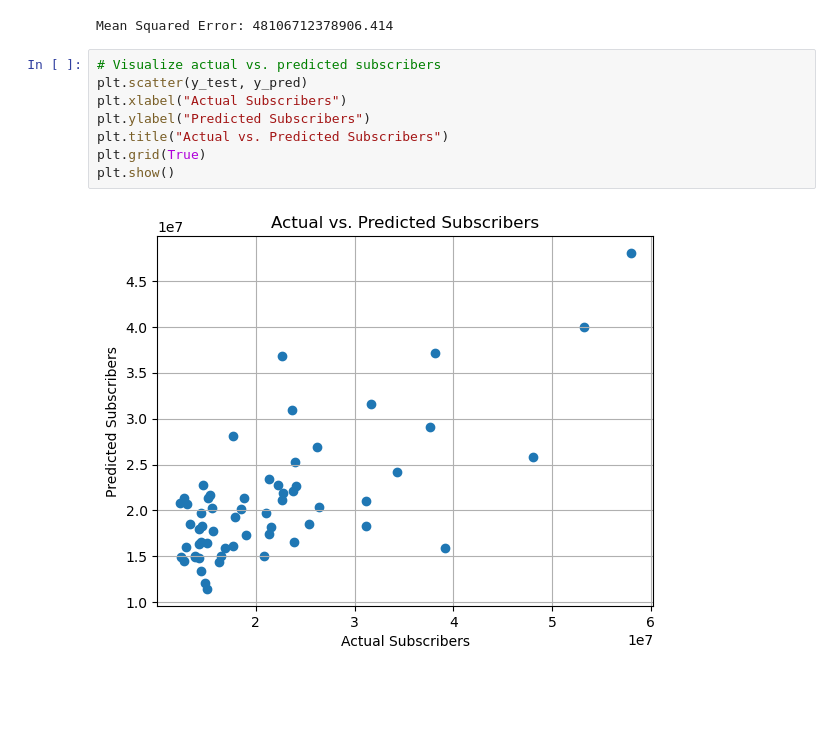
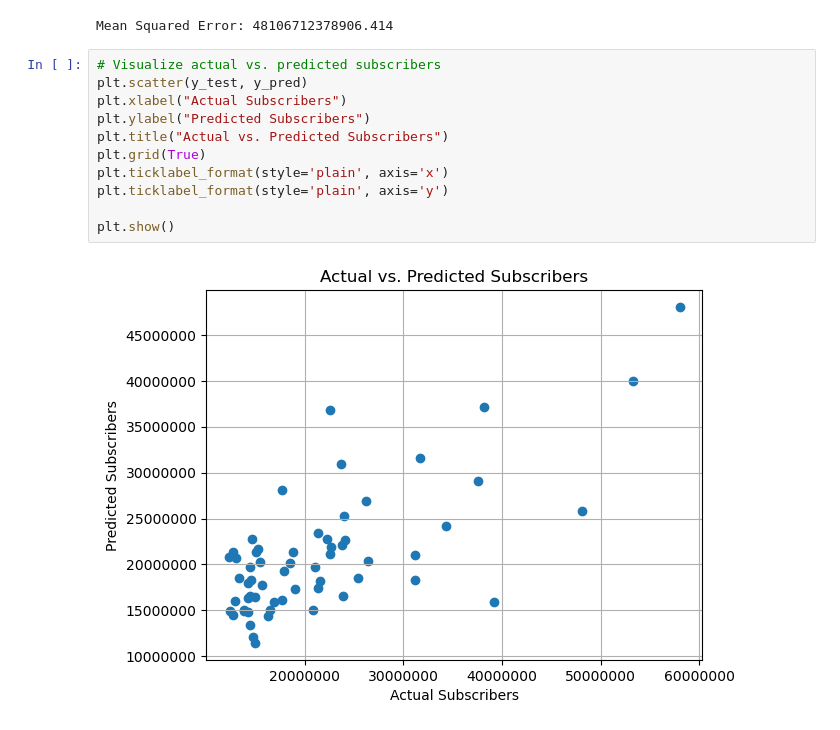
Before and after one commit to zoeyespinoza/Youtube-Statistical-Analysis, a Jupyter notebook: Youtube_Statistics.ipynb, the cells around one changed output. Cells and saved outputs as stored; diff of their text form; blank space fills up the shorter version.

```diff
--- a/Youtube_Statistics.ipynb
+++ b/Youtube_Statistics.ipynb
@@ -636,10 +705,13 @@ Mean Squared Error: 48106712378906.414
 # %%
 # Visualize actual vs. predicted subscribers
 plt.scatter(y_test, y_pred)
 plt.xlabel("Actual Subscribers")
 plt.ylabel("Predicted Subscribers")
 plt.title("Actual vs. Predicted Subscribers")
 plt.grid(True)
+plt.ticklabel_format(style='plain', axis='x')
+plt.ticklabel_format(style='plain', axis='y')
+
 plt.show()
 # %% [output]
-[figure, old version]
+[figure, new version]
```
Also changed, not shown: parts of 30 cells of this notebook.
